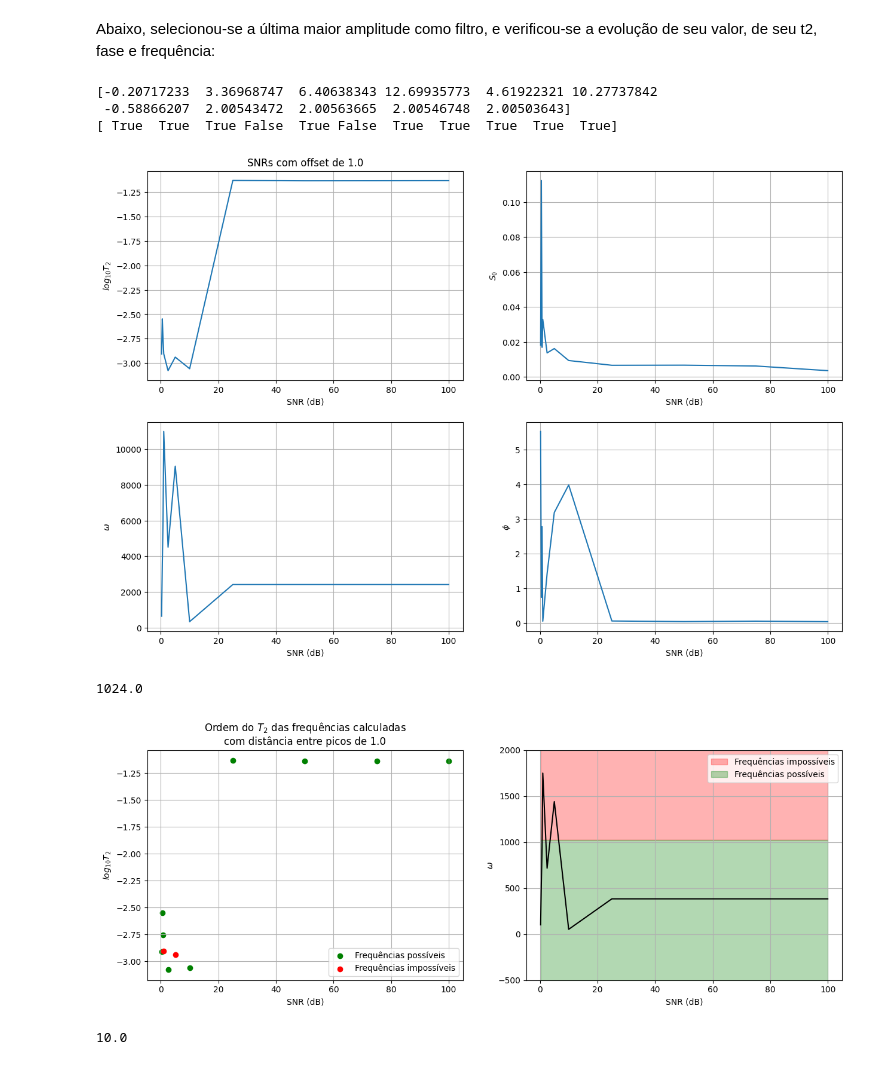
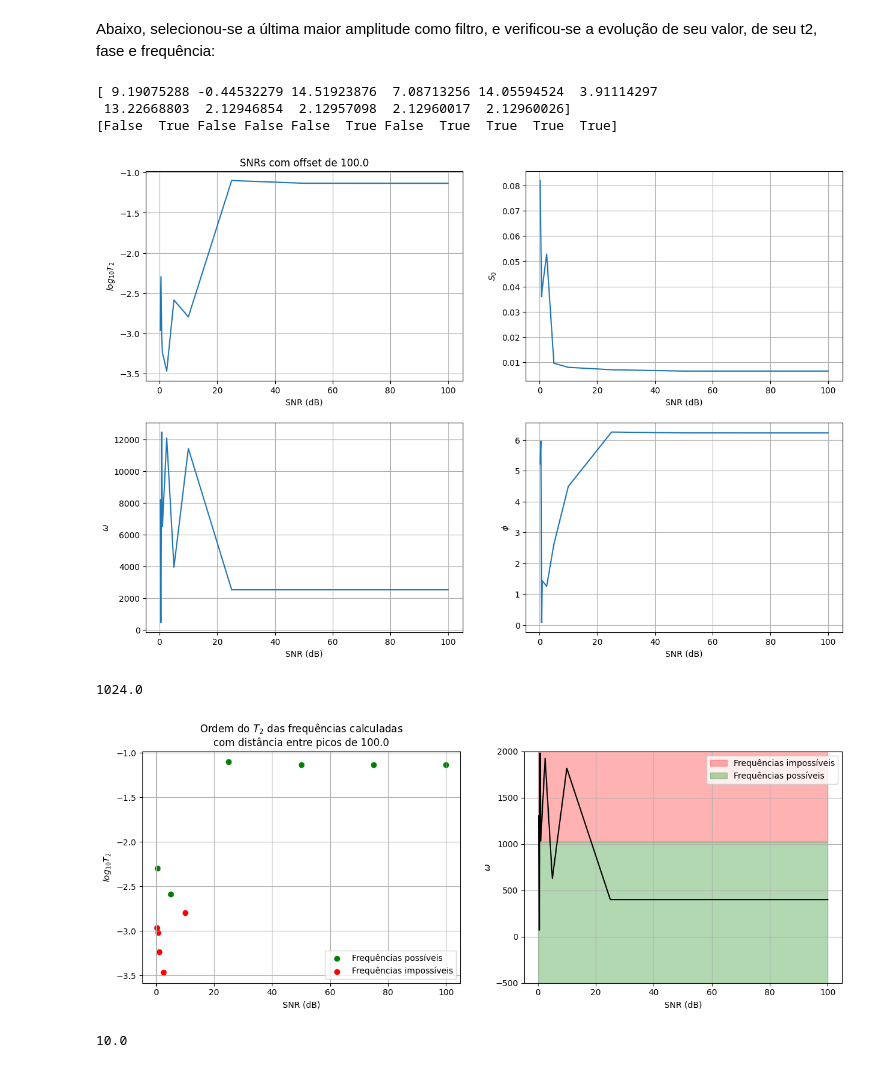
Before and after one commit to JoaoDell/MRI-study, a Jupyter notebook: examples/MPM/two_peaks_noisy.ipynb, the cells around one changed output. Drawn from its saved outputs; the diff is of its cells as text; code cells hidden in the pictures.

```diff
--- a/examples/MPM/two_peaks_noisy.ipynb
+++ b/examples/MPM/two_peaks_noisy.ipynb
@@ -39,8 +38,8 @@ pymri.plot_chem_shifts(freqs, sig_fft, 1.0)
 [figure]
 # %%
 L = 0.4
-noise_threshold = 1e-30
-rcond=noise_threshold
+noise_threshold = 30
+rcond=1e-30
 L_ = int(L*sig.size)
 # %%
 size = 20
@@ -82,8 +81,8 @@ if rerun == True:
             f_sig, z, r = pymri.filter_sig(original_c_sigs[i, j, :], L, noise_threshold,
                                         return_poles_and_res=True,
                                         return_full_arrays=True,
-                                        rcond=noise_threshold,
-                                        zero_filtering=noise_threshold)
+                                        rcond=rcond,
+                                        zero_filtering=rcond)
             s0s_[i, j, :], phis_[i, j, :], omegas_[i, j, :], t2s_[i, j, :] = pymri.calculate_variables_from_z_and_r(z, r, dt)
             t2s_[i, j, :] = 1/t2s_[i, j, :]
 # %%
@@ -146,7 +145,7 @@ Identificado
 # %% [markdown]
 Abaixo, selecionou-se a última maior amplitude como filtro, e verificou-se a evolução de seu valor, de seu t2, fase e frequência:
 # %%
-j_ = 5
+j_ = 0
 
 t2_arr = np.array([t2s_[l, j_, args[l, j_, :]][-1] for l in range(sample_snrs.size)])
 log10t2_arr = np.array([np.log10(t2s_[l, j_, args[l, j_, :]][-1]) for l in range(sample_snrs.size)])
@@ -155,37 +154,37 @@ omega_arr = np.array([omegas_[l, j_, args[l, j_, :]][-1] for l in range(sample_s
 phis_arr = np.array([phis_[l, j_, args[l, j_, :]][-1] for l in range(sample_snrs.size)])
 
 plt.figure(figsize=(15, 10))
 plt.subplot(221)
 plt.plot(sample_snrs, log10t2_arr)
 plt.ylabel(r"$log_{10} T_2$")
 plt.xlabel("SNR (dB)")
 plt.title(f"SNRs com offset de {offsets[j_]}")
 plt.grid()
 plt.subplot(222)
 plt.plot(sample_snrs, s0_arr)
 plt.ylabel(r"$S_0$")
 plt.xlabel("SNR (dB)")
 plt.grid()
 plt.subplot(223)
 plt.plot(sample_snrs, omega_arr)
 plt.ylabel(r"$\omega$")
 plt.xlabel("SNR (dB)")
 plt.grid()
 plt.subplot(224)
 plt.plot(sample_snrs, phis_arr)
 plt.ylabel(r"$\phi$")
 plt.xlabel("SNR (dB)")
 plt.grid()
 
 print(pymri.chem_shift_from_f(pymri.rad_to_hz(omega_arr), B0))
 true_freqs = pymri.check_frequency(omega_arr, dt, True)
 false_freqs = np.bitwise_not(true_freqs)
 print(true_freqs)
 # %% [output]
-[-0.20717233  3.36968747  6.40638343 12.69935773  4.61922321 10.27737842
- -0.58866207  2.00543472  2.00563665  2.00546748  2.00503643]
-[ True  True  True False  True False  True  True  True  True  True]
+[ 9.19075288 -0.44532279 14.51923876  7.08713256 14.05594524  3.91114297
+ 13.22668803  2.12946854  2.12957098  2.12960017  2.12960026]
+[False  True False False False  True False  True  True  True  True]
-[figure, old version]
+[figure, new version]
 # %%
 
 plt.figure(figsize=(15, 5))
@@ -216,7 +215,7 @@ plt.legend()
 plt.grid()
 # %% [output]
 1024.0
-[figure, old version]
+[figure, new version]
 # %%
 i_ = 6
 print(sample_snrs[i_])
```
Also changed, not shown: parts of 1 cell of this notebook, 50 other files.
